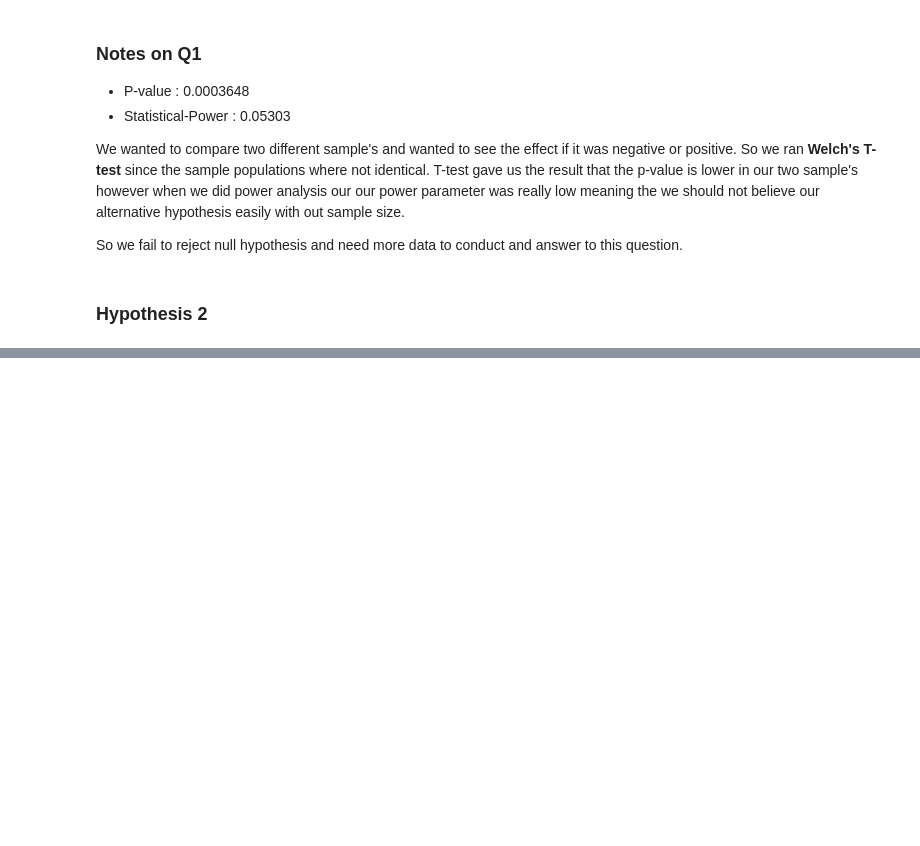
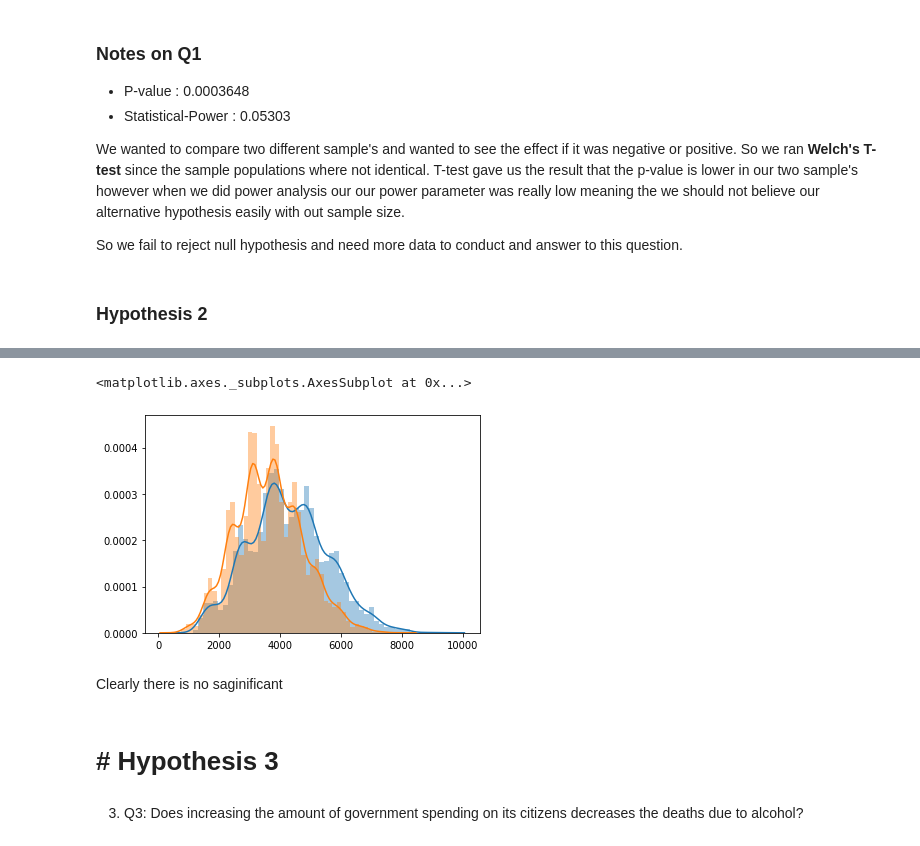
Before and after one commit to 1Banji/Mod-3-Project, a Jupyter notebook: Master/Master.ipynb, the cells around one changed output, grey strips where cells are left out. Cells and saved outputs as stored; diff of their text form; code cells hidden in the pictures; blank space fills up the shorter version.

```diff
--- a/Master/Master.ipynb
+++ b/Master/Master.ipynb
@@ -120,0 +172,12 @@ So we fail to reject null hypothesis and need more data to conduct and answer to
+# %%
+sns.distplot(sample_means_A)
+sns.distplot(sample_means_B)
+# %% [output]
+<matplotlib.axes._subplots.AxesSubplot at 0x...>
+[figure, added]
+# %% [markdown]
+Clearly there is no saginificant
+# %% [markdown]
+# # Hypothesis 3
+# %% [markdown]
+3. Q3: Does increasing the amount of government spending on its citizens decreases the deaths due to alcohol?
```
Also changed, not shown: parts of 12 cells of this notebook.
